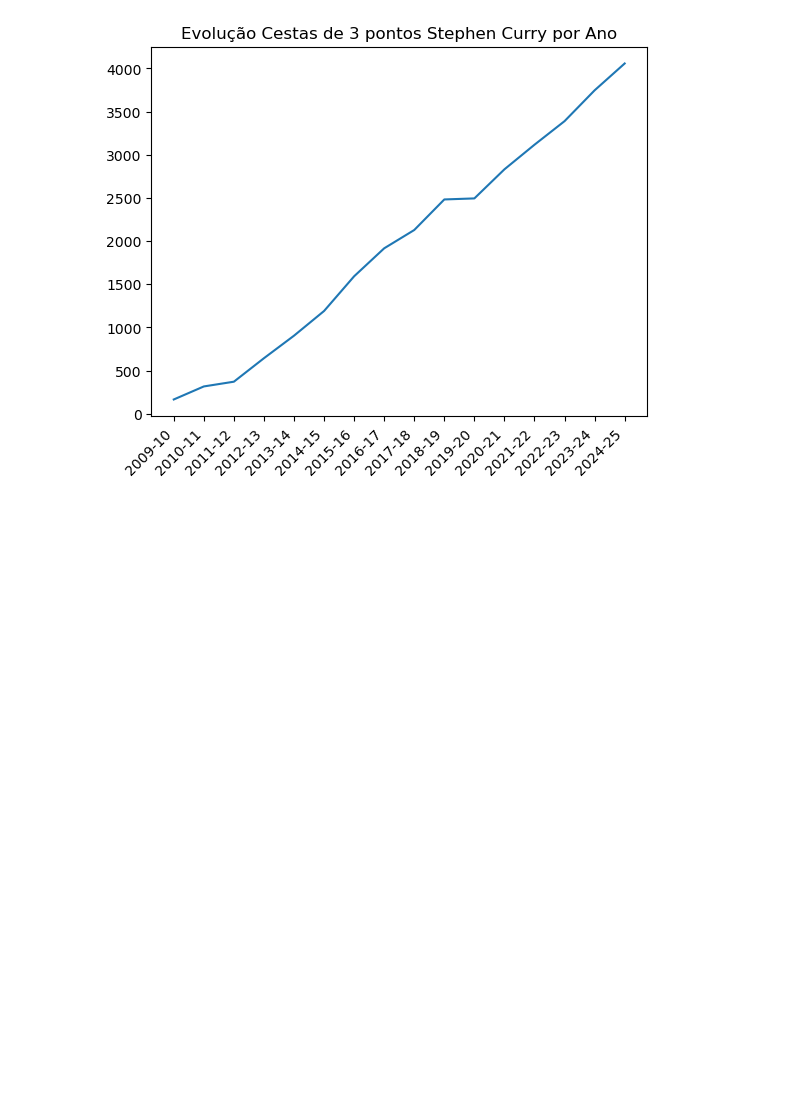
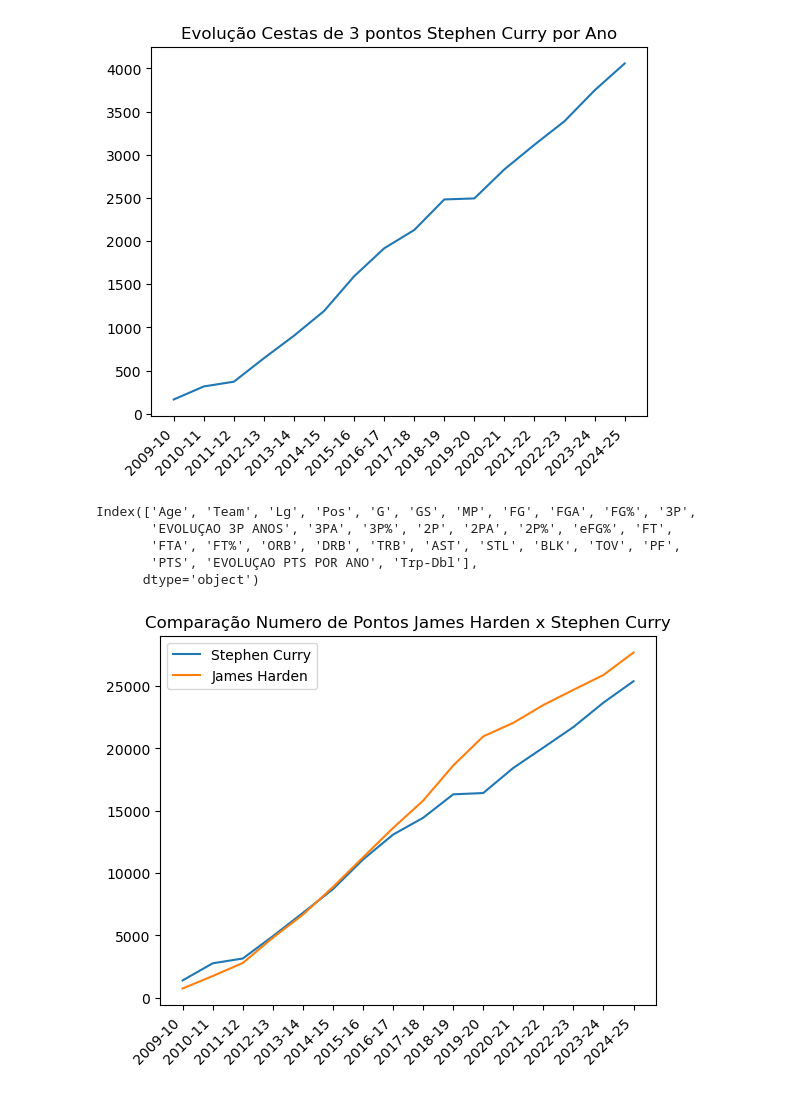
Before and after one commit to matheusmendesds/projetoPython, a Jupyter notebook: projetoNba.ipynb, the cells around one changed output. Cells and saved outputs as stored; diff of their text form; code cells hidden in the pictures; blank space fills up the shorter version.

Commit message:
Add comparacao Harden x Steph

```diff
--- a/projetoNba.ipynb
+++ b/projetoNba.ipynb
@@ -129,3 +129,31 @@ plt.xticks(rotation=45, ha="right")
 plt.show();
 # %% [output]
 [figure]
+# %%
+DatabaseHarden = pd.read_csv('Harden.csv')
+# %%
+DadosHarden = DatabaseHarden.set_index('Season')
+DadosHarden.columns
+# %% [output]
+Index(['Age', 'Team', 'Lg', 'Pos', 'G', 'GS', 'MP', 'FG', 'FGA', 'FG%', '3P',
+       'EVOLUÇAO 3P ANOS', '3PA', '3P%', '2P', '2PA', '2P%', 'eFG%', 'FT',
+       'FTA', 'FT%', 'ORB', 'DRB', 'TRB', 'AST', 'STL', 'BLK', 'TOV', 'PF',
+       'PTS', 'EVOLUÇAO PTS POR ANO', 'Trp-Dbl'],
+      dtype='object')
+# %%
+plt.title('Comparação cestas 3 pontos James Harden x Stephen Curry')
+plt.style.use('seaborn-v0_8-darkgrid')
+plt.plot(Dados.index, Dados['EVOLUÇAO 3P ANOS'], label='Stephen Curry')
+plt.plot(DadosHarden.index, DadosHarden['EVOLUÇAO 3P ANOS'], label='James Harden')
+plt.xticks(rotation=45, ha="right")
+plt.legend()
+plt.show()
+# %%
+plt.title('Comparação Numero de Pontos James Harden x Stephen Curry')
+plt.plot(Dados.index, Dados['EVOLUÇAO PTS POR ANO'], label='Stephen Curry')
+plt.plot(DadosHarden.index, DadosHarden['EVOLUÇAO PTS POR ANO'], label='James Harden')
+plt.xticks(rotation=45, ha="right")
+plt.legend()
+plt.show()
+# %% [output]
+[figure, added]
```
Also changed, not shown: 1 other file.
